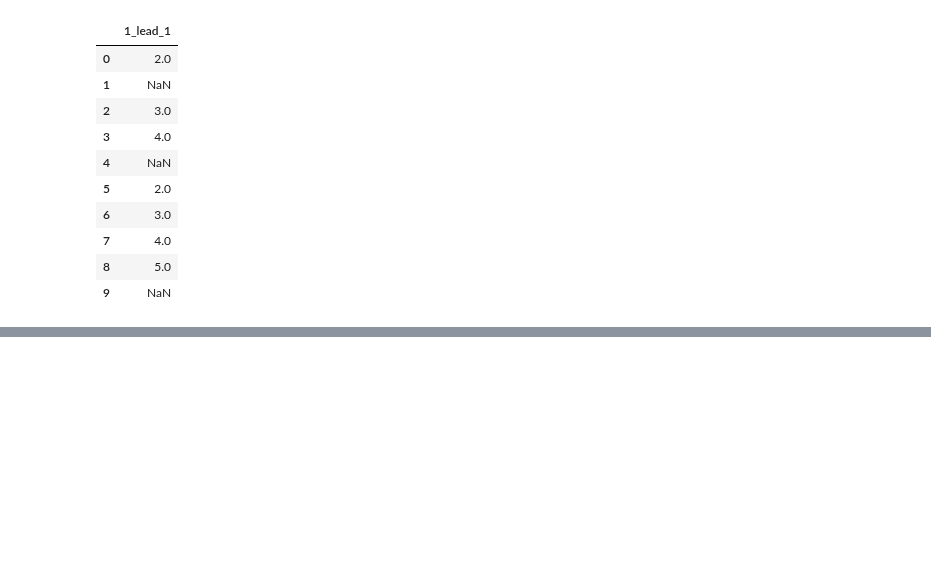
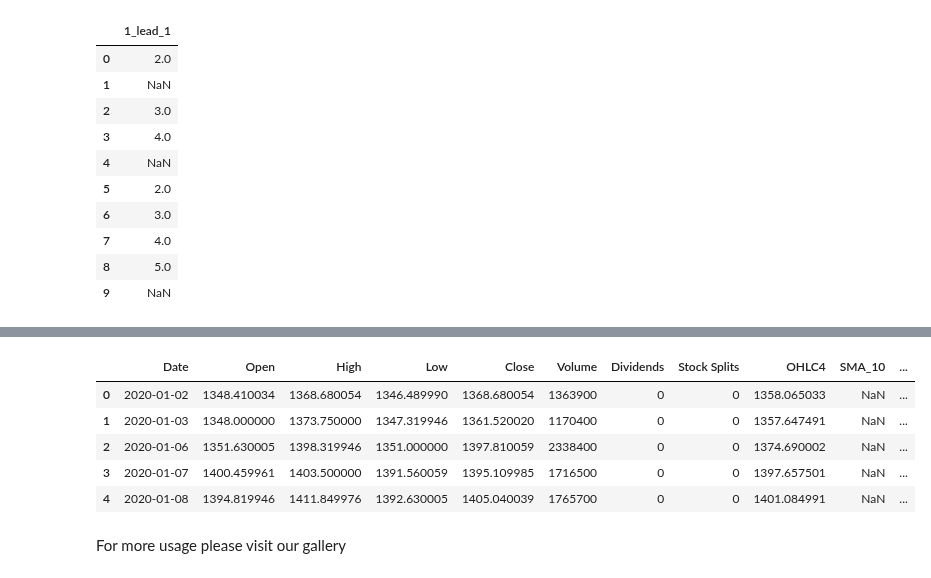
Before and after one commit to allen-chiang/Time-Series-Transformer, a Jupyter notebook: Notebooks/v1_ml/introduction.ipynb, the cells around one changed output, grey strips where cells are left out. Saved outputs shown, nothing was run; the diff lists cells and outputs as text; code cells hidden in the pictures; blank space fills up the shorter version.

```diff
--- a/Notebooks/v1_ml/introduction.ipynb
+++ b/Notebooks/v1_ml/introduction.ipynb
@@ -432,0 +439,5 @@ y
+# %%
+stock = tst.Stock_Transformer.from_stock_engine_period(
+    symbols = 'GOOGL',period ='1y', engine = 'yahoo'
+)
+stock
@@ -432,0 +457,23 @@ y
+# %%
+import pandas_ta as ta
+MyStrategy = ta.Strategy(
+    name="DCSMA10",
+    ta=[
+        {"kind": "ohlc4"},
+        {"kind": "sma", "length": 10},
+        {"kind": "donchian", "lower_length": 10, "upper_length": 15},
+        {"kind": "ema", "close": "OHLC4", "length": 10, "suffix": "OHLC4"},
+    ]
+)
+# %%
+stock = stock.get_technial_indicator(MyStrategy)
+stock.to_pandas().head()
+# %% [output]
+|  | Date | Open | High | Low | Close | Volume | Dividends | Stock Splits | OHLC4 | SMA_10 | ... |
+| 0 | 2020-01-02 | 1348.410034 | 1368.680054 | 1346.489990 | 1368.680054 | 1363900 | 0 | 0 | 1358.065033 | NaN | ... |
+| 1 | 2020-01-03 | 1348.000000 | 1373.750000 | 1347.319946 | 1361.520020 | 1170400 | 0 | 0 | 1357.647491 | NaN | ... |
+| 2 | 2020-01-06 | 1351.630005 | 1398.319946 | 1351.000000 | 1397.810059 | 2338400 | 0 | 0 | 1374.690002 | NaN | ... |
+| 3 | 2020-01-07 | 1400.459961 | 1403.500000 | 1391.560059 | 1395.109985 | 1716500 | 0 | 0 | 1397.657501 | NaN | ... |
+| 4 | 2020-01-08 | 1394.819946 | 1411.849976 | 1392.630005 | 1405.040039 | 1765700 | 0 | 0 | 1401.084991 | NaN | ... |
+# %% [markdown]
+For more usage please visit our gallery
```
Also changed, not shown: parts of 3 cells of this notebook.
